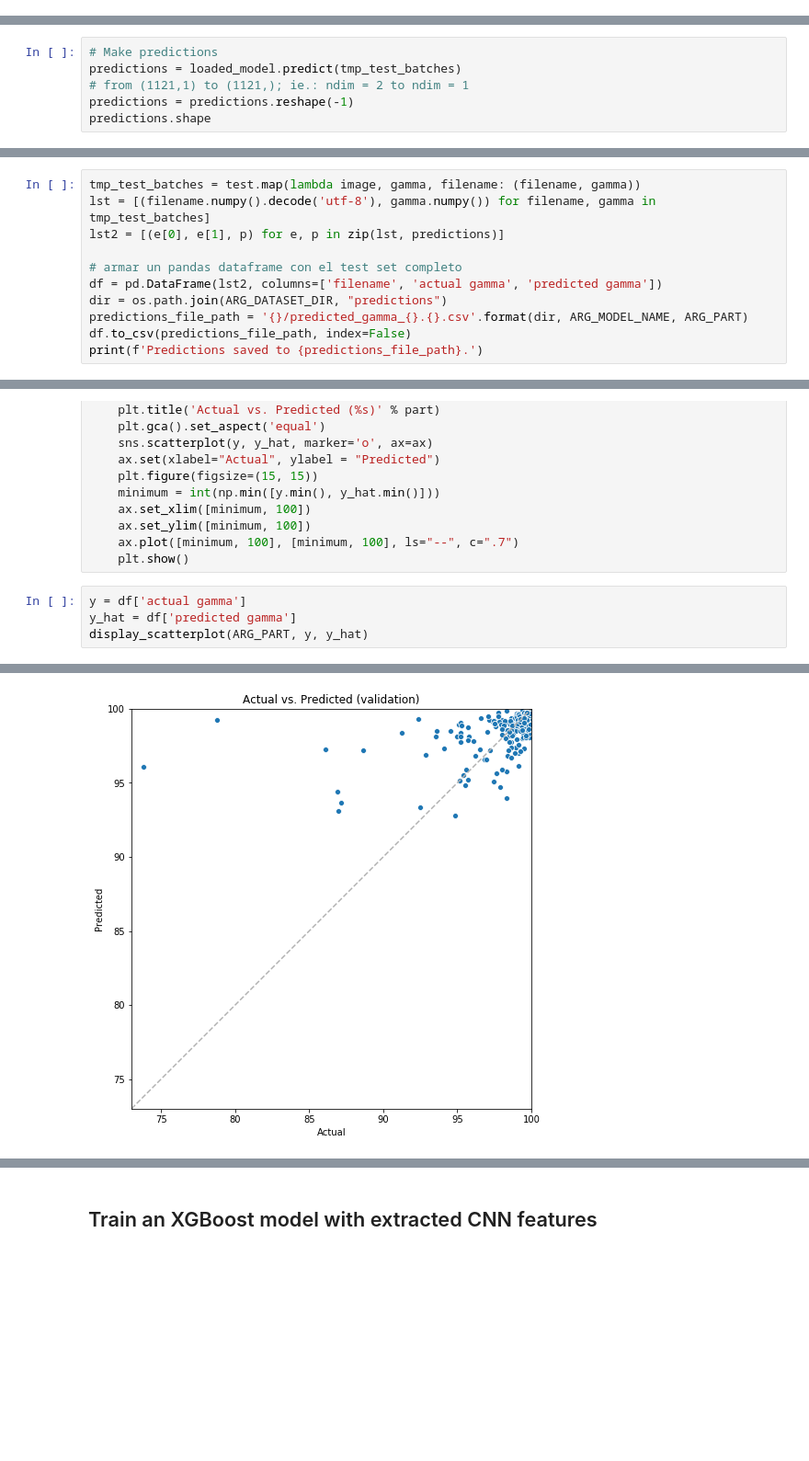
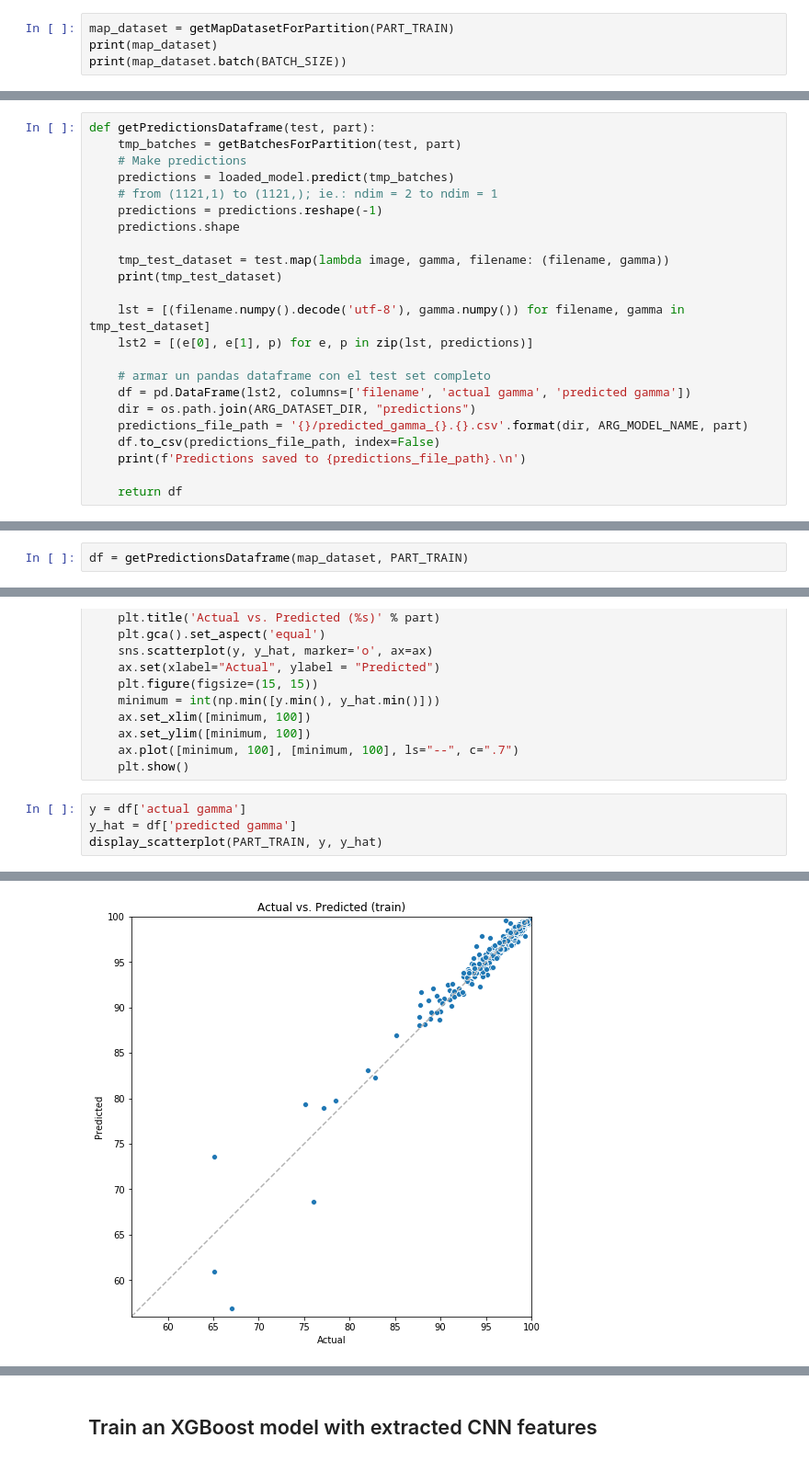
Before and after one commit to pablojrios/fluence_maps, a Jupyter notebook: tf2_evaluate.ipynb, the cells around one changed output, grey strips where cells are left out. Shown at 92% size. Cells and saved outputs as stored; diff of their text form; blank space fills up the shorter version.

Commit message:
Refactor tf2_evaluate notebook to prepare the training of an XGBoost model.

```diff
--- a/tf2_evaluate.ipynb
+++ b/tf2_evaluate.ipynb
@@ -103,0 +80,4 @@ array([ 94.9713  ,  99.65418 ,  95.1143  ,  99.56485 ,  99.81494 ,
+# %%
+map_dataset = getMapDatasetForPartition(PART_TRAIN)
+print(map_dataset)
+print(map_dataset.batch(BATCH_SIZE))
@@ -211,6 +135,0 @@ extracted_features.shape
-# %%
-# Make predictions
-predictions = loaded_model.predict(tmp_test_batches)
-# from (1121,1) to (1121,); ie.: ndim = 2 to ndim = 1
-predictions = predictions.reshape(-1)
-predictions.shape
@@ -219,11 +141,23 @@ predictions.shape
 # %%
-tmp_test_batches = test.map(lambda image, gamma, filename: (filename, gamma))
-lst = [(filename.numpy().decode('utf-8'), gamma.numpy()) for filename, gamma in tmp_test_batches]
-lst2 = [(e[0], e[1], p) for e, p in zip(lst, predictions)]
+def getPredictionsDataframe(test, part):
+    tmp_batches = getBatchesForPartition(test, part)
+    # Make predictions
+    predictions = loaded_model.predict(tmp_batches)
+    # from (1121,1) to (1121,); ie.: ndim = 2 to ndim = 1
+    predictions = predictions.reshape(-1)
+    predictions.shape
 
-# armar un pandas dataframe con el test set completo
-df = pd.DataFrame(lst2, columns=['filename', 'actual gamma', 'predicted gamma'])
-dir = os.path.join(ARG_DATASET_DIR, "predictions")
-predictions_file_path = '{}/predicted_gamma_{}.{}.csv'.format(dir, ARG_MODEL_NAME, ARG_PART)
-df.to_csv(predictions_file_path, index=False)
-print(f'Predictions saved to {predictions_file_path}.')
+    tmp_test_dataset = test.map(lambda image, gamma, filename: (filename, gamma))
+    print(tmp_test_dataset)
+
+    lst = [(filename.numpy().decode('utf-8'), gamma.numpy()) for filename, gamma in tmp_test_dataset]
+    lst2 = [(e[0], e[1], p) for e, p in zip(lst, predictions)]
+
+    # armar un pandas dataframe con el test set completo
+    df = pd.DataFrame(lst2, columns=['filename', 'actual gamma', 'predicted gamma'])
+    dir = os.path.join(ARG_DATASET_DIR, "predictions")
+    predictions_file_path = '{}/predicted_gamma_{}.{}.csv'.format(dir, ARG_MODEL_NAME, part)
+    df.to_csv(predictions_file_path, index=False)
+    print(f'Predictions saved to {predictions_file_path}.\n')
+
+    return df
@@ -231,0 +164,2 @@ Predictions saved to /hdd/data/radioterapia/ciolaplata/predictions/predicted_gam
+# %%
+df = getPredictionsDataframe(map_dataset, PART_TRAIN)
@@ -258,5 +196,5 @@ def display_scatterplot(part, y, y_hat):
 # %%
 y = df['actual gamma']
 y_hat = df['predicted gamma']
-display_scatterplot(ARG_PART, y, y_hat)
+display_scatterplot(PART_TRAIN, y, y_hat)
 # %% [output]
@@ -266,4 +204,4 @@ R^2 = 0.223
-[figure, old version]
+[figure, new version]
 <Figure size 1080x1080 with 0 Axes>
 # %% [markdown]
 ## Train an XGBoost model with extracted CNN features
```
Also changed, not shown: parts of 25 cells of this notebook.
